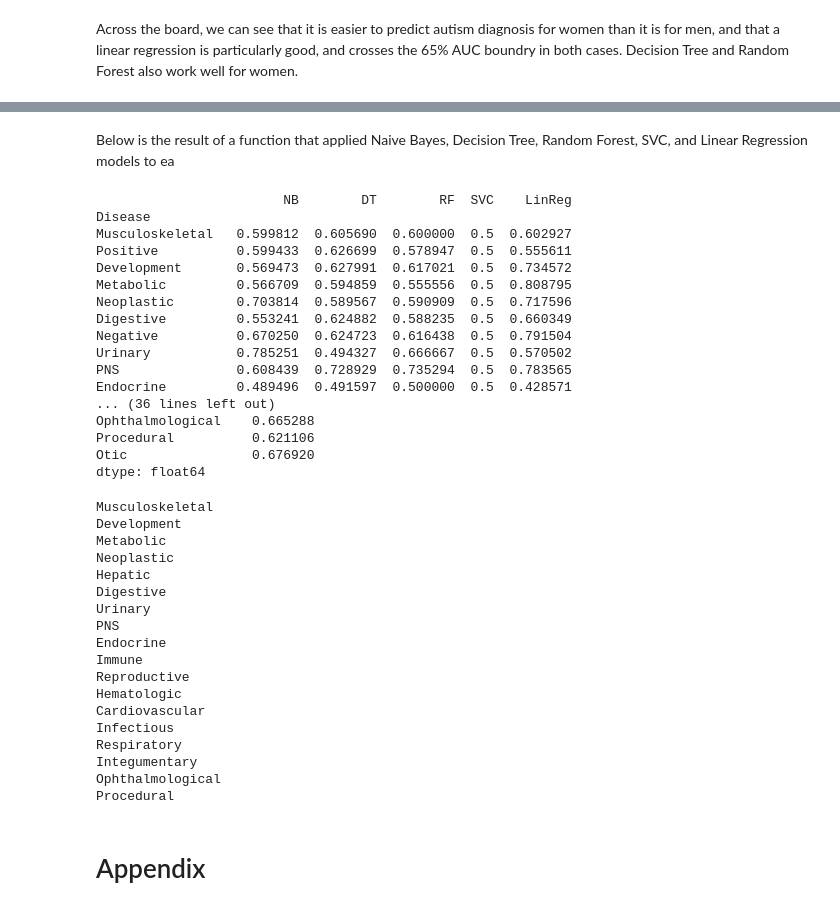
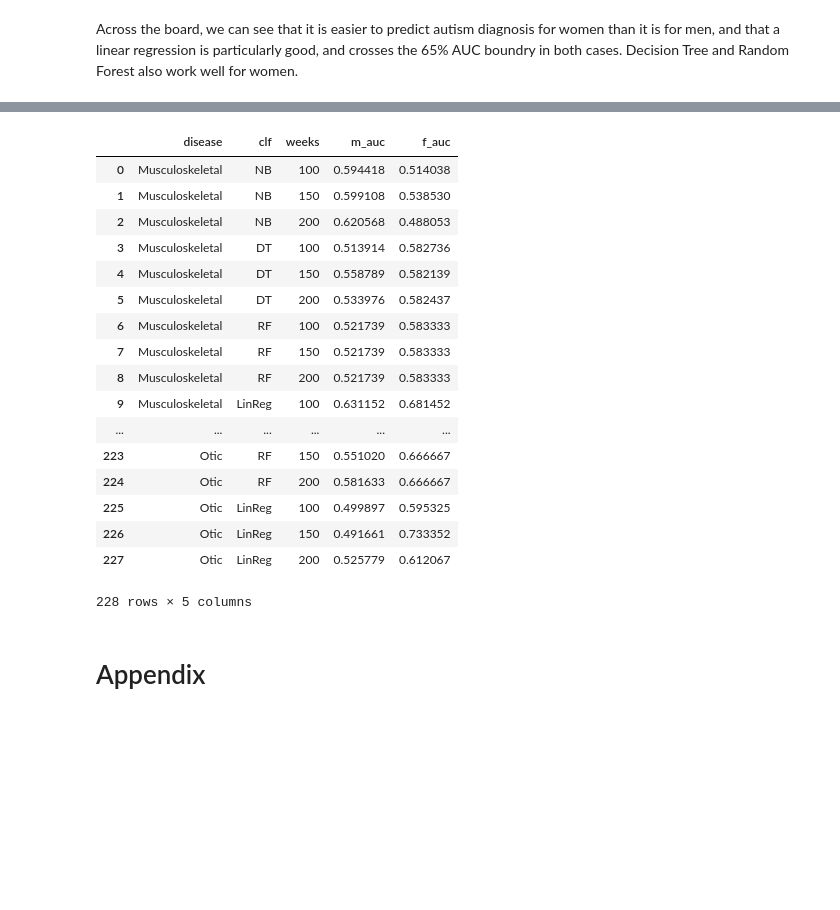
Before and after one commit to AbdallahAboelela/CCTS40500_, a Jupyter notebook: midterm/midterm.ipynb, the cells around one changed output, grey strips where cells are left out. Saved outputs shown, nothing was run; the diff lists cells and outputs as text; code cells hidden in the pictures; blank space fills up the shorter version.

```diff
--- a/midterm/midterm.ipynb
+++ b/midterm/midterm.ipynb
@@ -106,51 +161,25 @@ infectious_clfs = pd.DataFrame(rows, columns = cols).set_index('clf')
-# %% [markdown]
-Below is the result of a function that applied Naive Bayes, Decision Tree, Random Forest, SVC, and Linear Regression models to ea
-# %%
-simple_aucs = pd.read_csv('general_auc_analysis.csv', index_col = 'Disease')
-print(simple_aucs)
-print()
-print(simple_aucs.mean())
-print()
-print(simple_aucs.drop('SVC', axis = 1).mean(axis = 1))
-# %% [output]
-                        NB        DT        RF  SVC    LinReg
-Disease
-Musculoskeletal   0.599812  0.605690  0.600000  0.5  0.602927
-Positive          0.599433  0.626699  0.578947  0.5  0.555611
-Development       0.569473  0.627991  0.617021  0.5  0.734572
-Metabolic         0.566709  0.594859  0.555556  0.5  0.808795
-Neoplastic        0.703814  0.589567  0.590909  0.5  0.717596
-Digestive         0.553241  0.624882  0.588235  0.5  0.660349
-Negative          0.670250  0.624723  0.616438  0.5  0.791504
-Urinary           0.785251  0.494327  0.666667  0.5  0.570502
-PNS               0.608439  0.728929  0.735294  0.5  0.783565
-Endocrine         0.489496  0.491597  0.500000  0.5  0.428571
-... (36 lines left out)
-Ophthalmological    0.665288
-Procedural          0.621106
-Otic                0.676920
-dtype: float64
-# %%
-merged = merge()
-# %% [output]
-Musculoskeletal
-Development
-Metabolic
-Neoplastic
-Hepatic
-Digestive
-Urinary
-PNS
-Endocrine
-Immune
-Reproductive
-Hematologic
-Cardiovascular
-Infectious
-Respiratory
-Integumentary
-Ophthalmological
-Procedural
+# %%
+disease_week_gender_clfs = pd.DataFrame(rows, columns = cols)
+disease_week_gender_clfs
+# %% [output]
+|  | disease | clf | weeks | m_auc | f_auc |
+| 0 | Musculoskeletal | NB | 100 | 0.594418 | 0.514038 |
+| 1 | Musculoskeletal | NB | 150 | 0.599108 | 0.538530 |
+| 2 | Musculoskeletal | NB | 200 | 0.620568 | 0.488053 |
+| 3 | Musculoskeletal | DT | 100 | 0.513914 | 0.582736 |
+| 4 | Musculoskeletal | DT | 150 | 0.558789 | 0.582139 |
+| 5 | Musculoskeletal | DT | 200 | 0.533976 | 0.582437 |
+| 6 | Musculoskeletal | RF | 100 | 0.521739 | 0.583333 |
+| 7 | Musculoskeletal | RF | 150 | 0.521739 | 0.583333 |
+| 8 | Musculoskeletal | RF | 200 | 0.521739 | 0.583333 |
+| 9 | Musculoskeletal | LinReg | 100 | 0.631152 | 0.681452 |
+| ... | ... | ... | ... | ... | ... |
+| 223 | Otic | RF | 150 | 0.551020 | 0.666667 |
+| 224 | Otic | RF | 200 | 0.581633 | 0.666667 |
+| 225 | Otic | LinReg | 100 | 0.499897 | 0.595325 |
+| 226 | Otic | LinReg | 150 | 0.491661 | 0.733352 |
+| 227 | Otic | LinReg | 200 | 0.525779 | 0.612067 |
+228 rows × 5 columns
 # %% [markdown]
 # Appendix
 # %%
```
Also changed, not shown: parts of 9 cells of this notebook, 2 other files.
